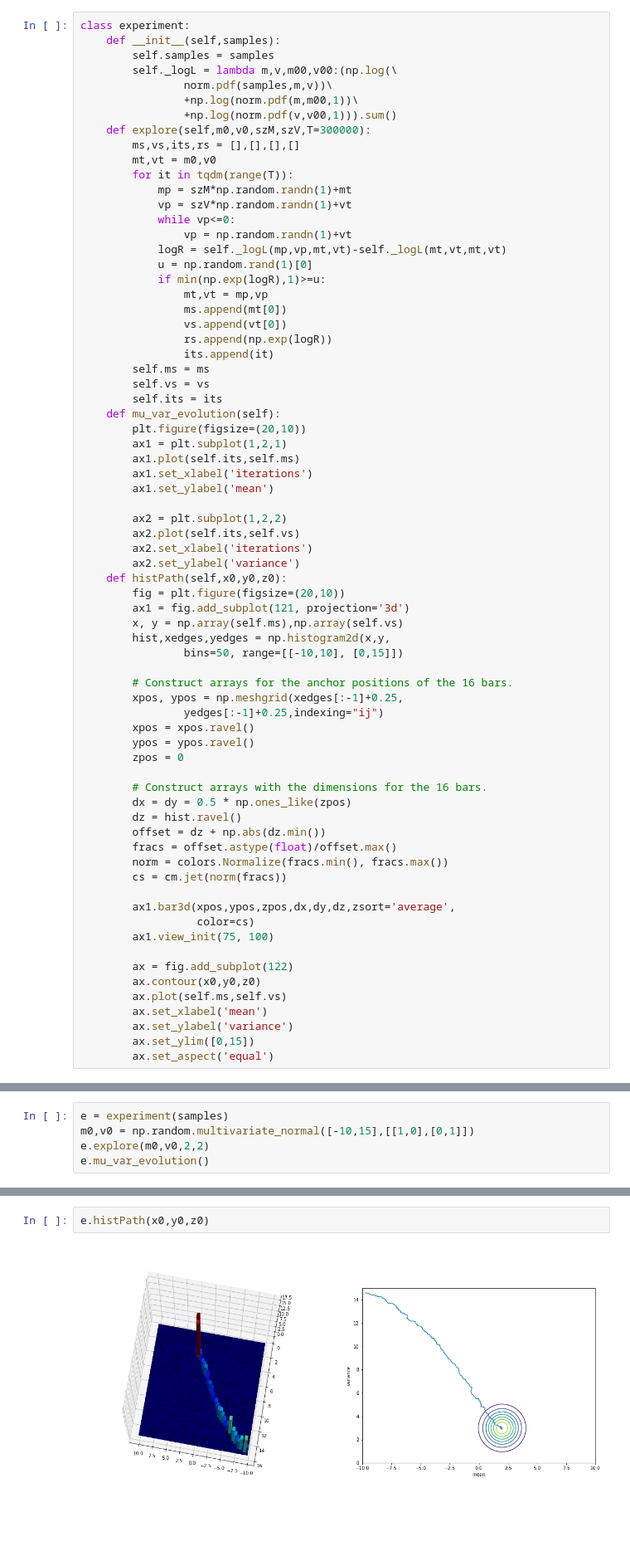
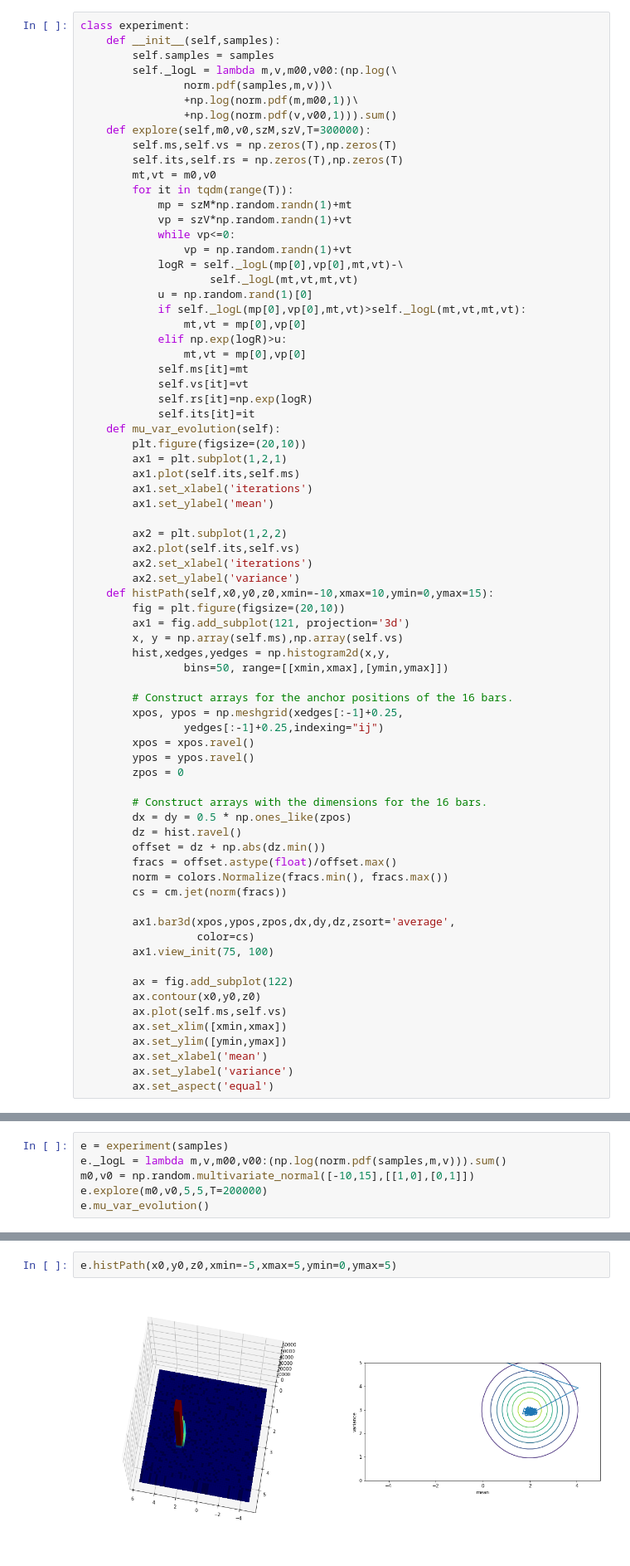
Before and after one commit to zcemycl/mlreading-hub, a Jupyter notebook: notes/Random-Walk-Metropolis.ipynb, the cells around one changed output, grey strips where cells are left out. Shown at 83% size. Cells and saved outputs as stored; diff of their text form; blank space fills up the shorter version.

```diff
--- a/notes/Random-Walk-Metropolis.ipynb
+++ b/notes/Random-Walk-Metropolis.ipynb
@@ -109,24 +120,25 @@ class experiment:
                 +np.log(norm.pdf(m,m00,1))\
                 +np.log(norm.pdf(v,v00,1))).sum()
     def explore(self,m0,v0,szM,szV,T=300000):
-        ms,vs,its,rs = [],[],[],[]
+        self.ms,self.vs = np.zeros(T),np.zeros(T)
+        self.its,self.rs = np.zeros(T),np.zeros(T)
         mt,vt = m0,v0
         for it in tqdm(range(T)):
             mp = szM*np.random.randn(1)+mt
             vp = szV*np.random.randn(1)+vt
             while vp<=0:
                 vp = np.random.randn(1)+vt
-            logR = self._logL(mp,vp,mt,vt)-self._logL(mt,vt,mt,vt)
+            logR = self._logL(mp[0],vp[0],mt,vt)-\
+                    self._logL(mt,vt,mt,vt)
             u = np.random.rand(1)[0]
-            if min(np.exp(logR),1)>=u:
-                mt,vt = mp,vp
-                ms.append(mt[0])
-                vs.append(vt[0])
-                rs.append(np.exp(logR))
-                its.append(it)
-        self.ms = ms
-        self.vs = vs
-        self.its = its
+            if self._logL(mp[0],vp[0],mt,vt)>self._logL(mt,vt,mt,vt):
+                mt,vt = mp[0],vp[0]
+            elif np.exp(logR)>u:
+                mt,vt = mp[0],vp[0]
+            self.ms[it]=mt
+            self.vs[it]=vt
+            self.rs[it]=np.exp(logR)
+            self.its[it]=it
     def mu_var_evolution(self):
         plt.figure(figsize=(20,10))
         ax1 = plt.subplot(1,2,1)
@@ -138,12 +150,12 @@ class experiment:
         ax2.plot(self.its,self.vs)
         ax2.set_xlabel('iterations')
         ax2.set_ylabel('variance')
-    def histPath(self,x0,y0,z0):
+    def histPath(self,x0,y0,z0,xmin=-10,xmax=10,ymin=0,ymax=15):
         fig = plt.figure(figsize=(20,10))
         ax1 = fig.add_subplot(121, projection='3d')
         x, y = np.array(self.ms),np.array(self.vs)
         hist,xedges,yedges = np.histogram2d(x,y,
-                bins=50, range=[[-10,10], [0,15]])
+                bins=50, range=[[xmin,xmax],[ymin,ymax]])
 
         # Construct arrays for the anchor positions of the 16 bars.
         xpos, ypos = np.meshgrid(xedges[:-1]+0.25,
@@ -167,9 +179,10 @@ class experiment:
         ax = fig.add_subplot(122)
         ax.contour(x0,y0,z0)
         ax.plot(self.ms,self.vs)
+        ax.set_xlim([xmin,xmax])
+        ax.set_ylim([ymin,ymax])
         ax.set_xlabel('mean')
         ax.set_ylabel('variance')
-        ax.set_ylim([0,15])
         ax.set_aspect('equal')
 # %%
 x0,y0 = sampleGauss1D(2,3)
@@ -189,6 +202,7 @@ _ = plt.hist(samples,bins=50)
 # %%
 e = experiment(samples)
+e._logL = lambda m,v,m00,v00:(np.log(norm.pdf(samples,m,v))).sum()
 m0,v0 = np.random.multivariate_normal([-10,15],[[1,0],[0,1]])
-e.explore(m0,v0,2,2)
+e.explore(m0,v0,5,5,T=200000)
 e.mu_var_evolution()
 # %% [output]
@@ -199,9 +213,9 @@ plot3DSurface2DContour([x0],[y0],[z0])
 # %% [output]
 [figure]
 # %%
-e.histPath(x0,y0,z0)
+e.histPath(x0,y0,z0,xmin=-5,xmax=5,ymin=0,ymax=5)
 # %% [output]
-[figure, old version]
+[figure, new version]
 # %%
 x0,y0 = sampleGauss1D(2,3)
 x1,y1 = sampleGauss1D(-5,5)
```
Also changed, not shown: parts of 20 cells of this notebook.
